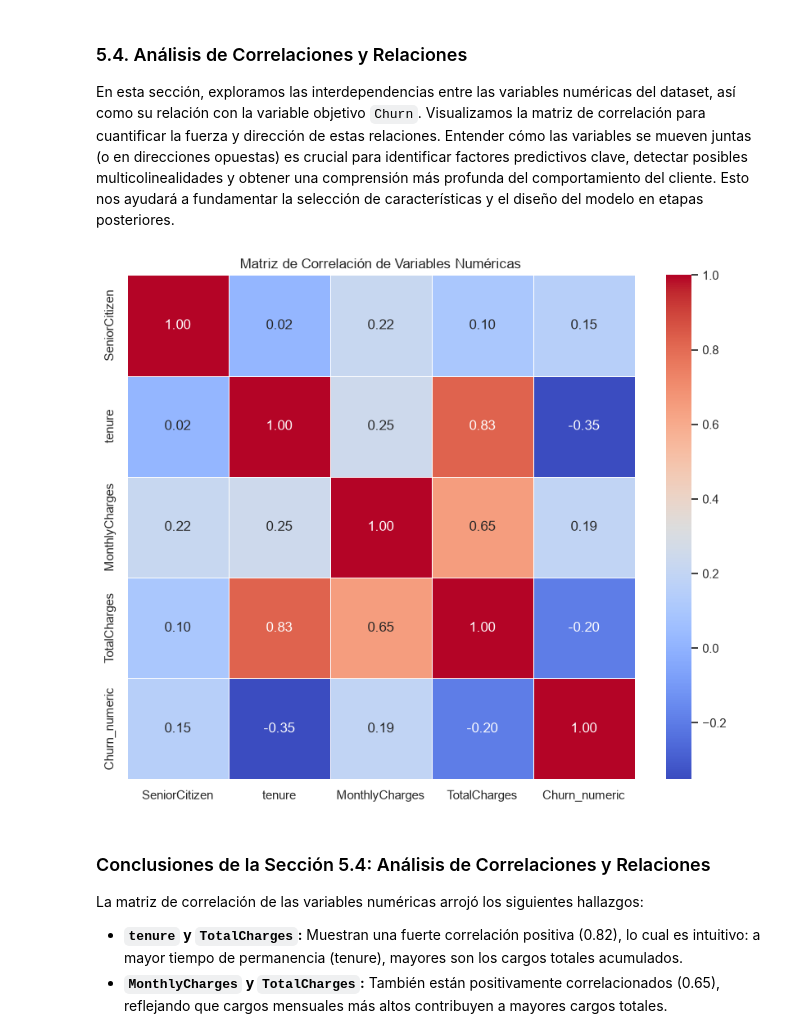
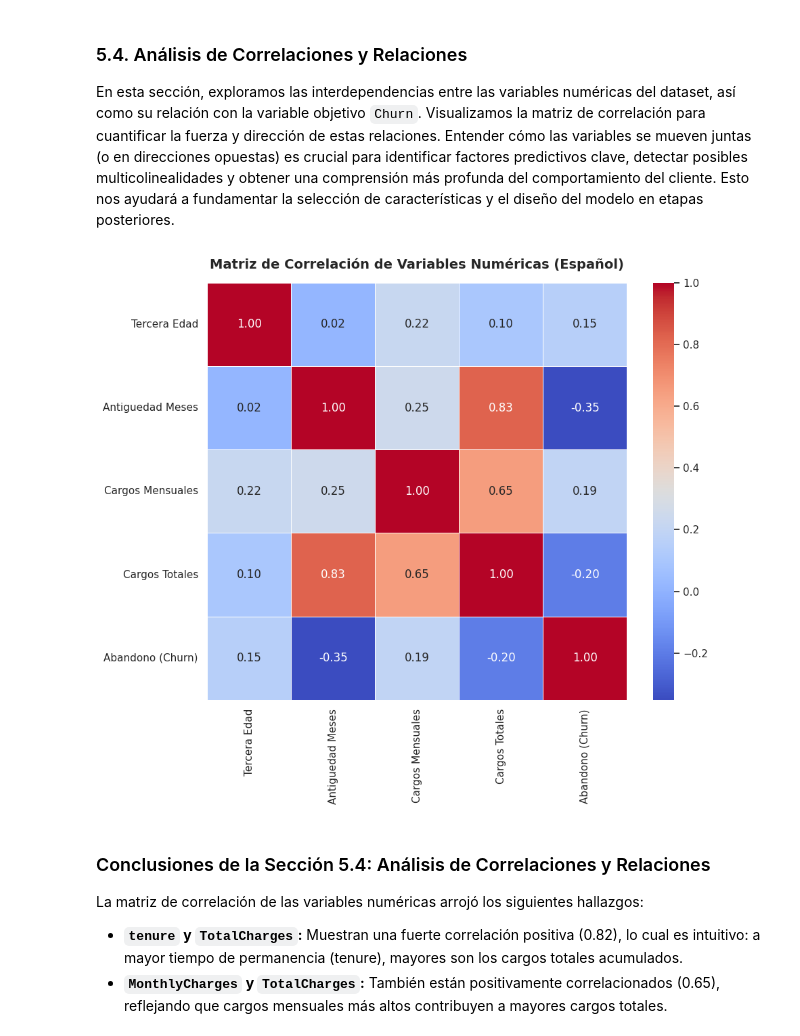
Before and after one commit to MauricioTapia84/proyecto-machinelearning-telco, a Jupyter notebook: notebooks/01_EDA_y_Limpieza.ipynb, the cells around one changed output. Cells and saved outputs as stored; diff of their text form; code cells hidden in the pictures.

```diff
--- a/notebooks/01_EDA_y_Limpieza.ipynb
+++ b/notebooks/01_EDA_y_Limpieza.ipynb
@@ -409,16 +782,22 @@ El análisis de las distribuciones de las variables numéricas reveló:
 
 En esta sección, exploramos las variables categóricas del dataset para entender sus distribuciones y, crucialmente, cómo cada una de ellas se relaciona con la variable objetivo `Churn`. El objetivo es identificar qué categorías específicas dentro de cada variable (por ejemplo, tipos de contrato, servicios de internet) tienen una mayor o menor proporción de clientes que rotan. Esto nos proporcionará información valiosa sobre los factores cualitativos que influyen en la lealtad del cliente y nos ayudará a tomar decisiones informadas para la estrategia de retención.
 # %%
-categorical_cols = df.select_dtypes(include=['object', 'category']).columns.drop('Churn') # Excluir Churn de las categóricas para el bucle
+# Excluir Churn de las categóricas para el bucle de visualización general
+categorical_cols = df.select_dtypes(include=['object', 'category']).columns.drop('Churn')
 
 plt.figure(figsize=(20, len(categorical_cols) * 4))
 for i, col in enumerate(categorical_cols, 1):
     plt.subplot(len(categorical_cols), 1, i)
+    # Obtener el nombre traducido del diccionario técnico
+    trad_col = DICCIONARIO_VARIABLES.get(col, col).replace('_', ' ').title()
+
     sns.countplot(data=df, x=col, hue='Churn', palette='viridis')
-    plt.title(f'{col} vs Churn')
-    plt.xlabel(col)
-    plt.ylabel('Cantidad de Clientes')
+    plt.title(f'{trad_col} vs Abandono (Churn)', fontsize=14, fontweight='bold')
+    plt.xlabel(trad_col, fontsize=12)
+    plt.ylabel('Cantidad de Clientes', fontsize=12)
     plt.xticks(rotation=45, ha='right')
+    plt.legend(title='Abandono (Churn)', labels=['No', 'Sí'])
+
 plt.tight_layout()
 plt.savefig('../images/04_variables_categoricas_vs_churn.png', dpi=300, bbox_inches='tight')
 plt.show()
@@ -445,12 +824,16 @@ numeric_cols_for_eda = ['tenure', 'MonthlyCharges', 'TotalCharges']
 plt.figure(figsize=(15, 5 * len(numeric_cols_for_eda)))
 for i, col in enumerate(numeric_cols_for_eda, 1):
     plt.subplot(len(numeric_cols_for_eda), 1, i)
+    # Obtener el nombre traducido del diccionario técnico
+    trad_col = DICCIONARIO_VARIABLES.get(col, col).replace('_', ' ').title()
+
     # Se añade hue='Churn' para aplicar correctamente la paleta a la variable de agrupamiento.
-    # legend=False se añade para evitar una leyenda redundante ya que 'Churn' ya está en el eje x.
     sns.boxplot(data=df, x='Churn', y=col, palette='pastel', hue='Churn', legend=False)
-    plt.title(f'{col} vs Churn')
-    plt.xlabel('Churn')
-    plt.ylabel(col)
+    plt.title(f'{trad_col} vs Abandono (Churn)', fontsize=14, fontweight='bold')
+    plt.xlabel('¿El cliente abandonó? (Churn)', fontsize=12)
+    plt.ylabel(trad_col, fontsize=12)
+    plt.xticks([0, 1], ['No', 'Sí'])
+
 plt.tight_layout()
 plt.savefig('../images/05_boxplots_numericas_vs_churn.png', dpi=300, bbox_inches='tight')
 plt.show()
@@ -527,25 +931,31 @@ En esta sección, exploramos las interdependencias entre las variables numérica
 # %%
 # 3. Matriz de correlación para las variables numéricas
 # Convertir 'Churn' a numérico para la correlación
 df['Churn_numeric'] = df['Churn'].apply(lambda x: 1 if x == 'Yes' else 0)
 
 # Identificar columnas numéricas para la correlación (excluyendo Churn_numeric temporalmente)
 numeric_cols_for_corr = df.select_dtypes(include=[np.number]).columns.tolist()
-if 'Churn_numeric' in numeric_cols_for_corr: # Ensure it's not double counted if already numeric
+if 'Churn_numeric' in numeric_cols_for_corr:
     numeric_cols_for_corr.remove('Churn_numeric')
 
+# Calcular matriz de correlación
 correlation_matrix = df[numeric_cols_for_corr + ['Churn_numeric']].corr()
+
+# Renombrar los índices e índices de columnas con las traducciones para que el gráfico salga en Español
+translated_indices = [DICCIONARIO_VARIABLES.get(col, col).replace('_', ' ').title() for col in numeric_cols_for_corr] + ['Abandono (Churn)']
+correlation_matrix.index = translated_indices
+correlation_matrix.columns = translated_indices
 
 plt.figure(figsize=(10, 8))
 sns.heatmap(correlation_matrix, annot=True, cmap='coolwarm', fmt=".2f", linewidths=0.5)
-plt.title('Matriz de Correlación de Variables Numéricas')
+plt.title('Matriz de Correlación de Variables Numéricas (Español)', fontsize=14, fontweight='bold', pad=15)
 plt.savefig('../images/08_matriz_correlacion.png', dpi=300, bbox_inches='tight')
 plt.show()
 
 # Eliminar la columna auxiliar 'Churn_numeric' para mantener el DataFrame original
 df = df.drop('Churn_numeric', axis=1)
 # %% [output]
-[figure, old version]
+[figure, new version]
 # %% [markdown]
 ### Conclusiones de la Sección 5.4: Análisis de Correlaciones y Relaciones
 
```
Also changed, not shown: parts of 21 cells of this notebook.
